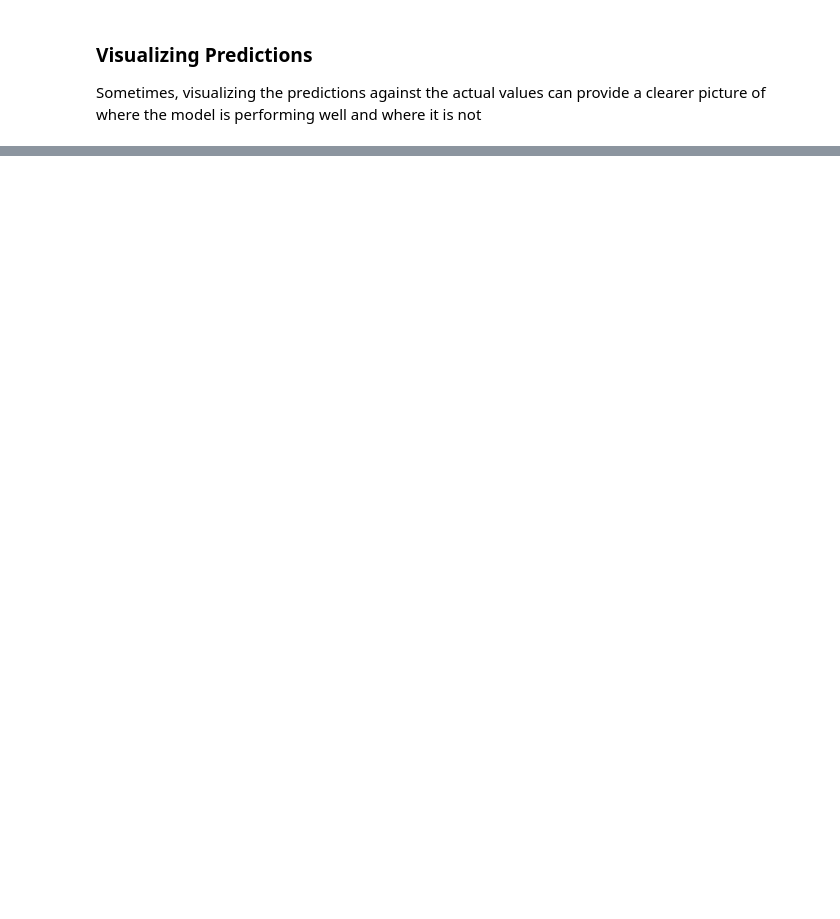
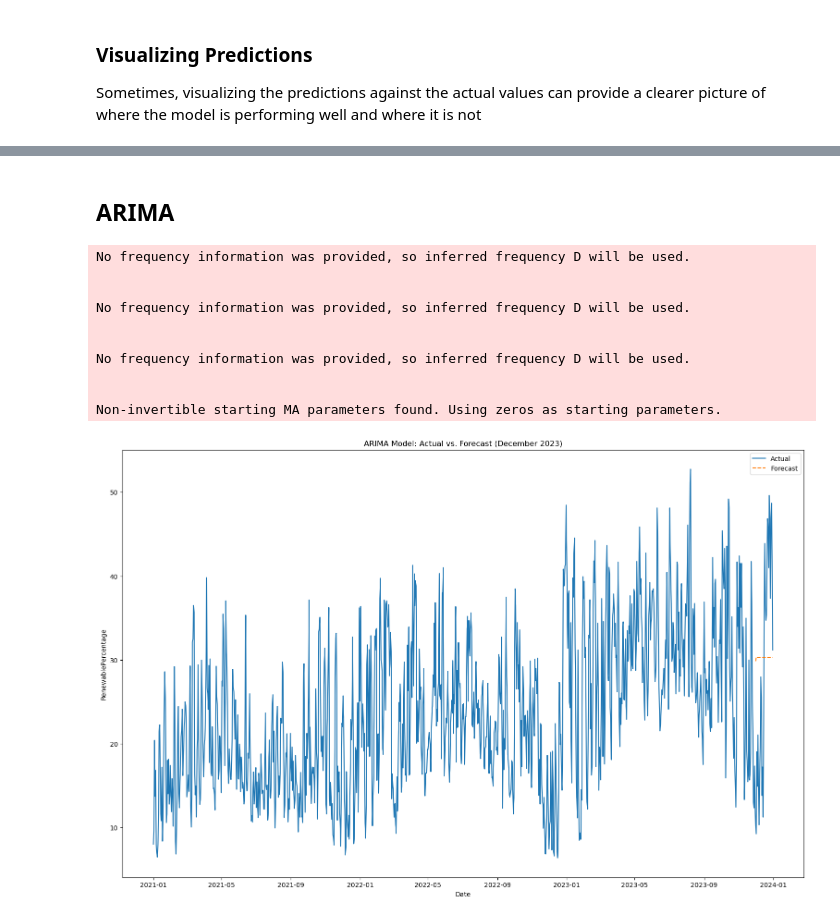
Before and after one commit to seszele64/EcoForecast, a Jupyter notebook: 3. perform_forecast.ipynb, the cells around one changed output, grey strips where cells are left out. Drawn from its saved outputs; the diff is of its cells as text; code cells hidden in the pictures; blank space fills up the shorter version.

```diff
--- a/3. perform_forecast.ipynb
+++ b/3. perform_forecast.ipynb
@@ -111,0 +382,57 @@ These insights and suggestions for improvement can guide further development of
+# %% [markdown]
+## ARIMA
+# %%
+import pandas as pd
+import numpy as np
+from statsmodels.tsa.arima.model import ARIMA
+import matplotlib.pyplot as plt
+import seaborn as sns
+
+# Load your data
+df = pd.read_csv('data/synop/aggregated_data.csv')
+df['Date'] = pd.to_datetime(df['Date'])
+df.set_index('Date', inplace=True)
+
+# Check for non-numeric values in RenewablePercentage and convert to numeric
+df['RenewablePercentage'] = pd.to_numeric(df['RenewablePercentage'], errors='coerce')
+
+# Handle missing values by filling them with the mean (or use another strategy if preferred)
+df['RenewablePercentage'].fillna(df['RenewablePercentage'].mean(), inplace=True)
+
+
+# Fit an ARIMA model
+# Try different orders (p, d, q)
+order = (2, 1, 2)
+arima_model = ARIMA(df['RenewablePercentage'], order=order)
+arima_results = arima_model.fit()
+
+# Forecasting
+forecast_period = 31  # Forecast the month of December 2023
+start_date = pd.Timestamp('2023-12-01')
+end_date = pd.Timestamp('2023-12-31')
+forecast_dates = pd.date_range(start=start_date, end=end_date)
+
+# Generate forecast for the exact forecast_period days from the ARIMA model
+arima_forecast = arima_results.forecast(steps=forecast_period)
+
+# Plot actual vs forecast
+plt.figure(figsize=(19, 12))
+plt.plot(df.index, df['RenewablePercentage'], label='Actual')
+plt.plot(forecast_dates, arima_forecast, label='Forecast', linestyle='--')
+plt.xlabel('Date')
+plt.ylabel('RenewablePercentage')
+plt.title('ARIMA Model: Actual vs. Forecast (December 2023)')
+plt.legend()
+plt.show()
+# %% [output]
+No frequency information was provided, so inferred frequency D will be used.
+
+
+No frequency information was provided, so inferred frequency D will be used.
+
+
+No frequency information was provided, so inferred frequency D will be used.
+
+
+Non-invertible starting MA parameters found. Using zeros as starting parameters.
+[figure, added]
```
Also changed, not shown: parts of 28 cells of this notebook.
